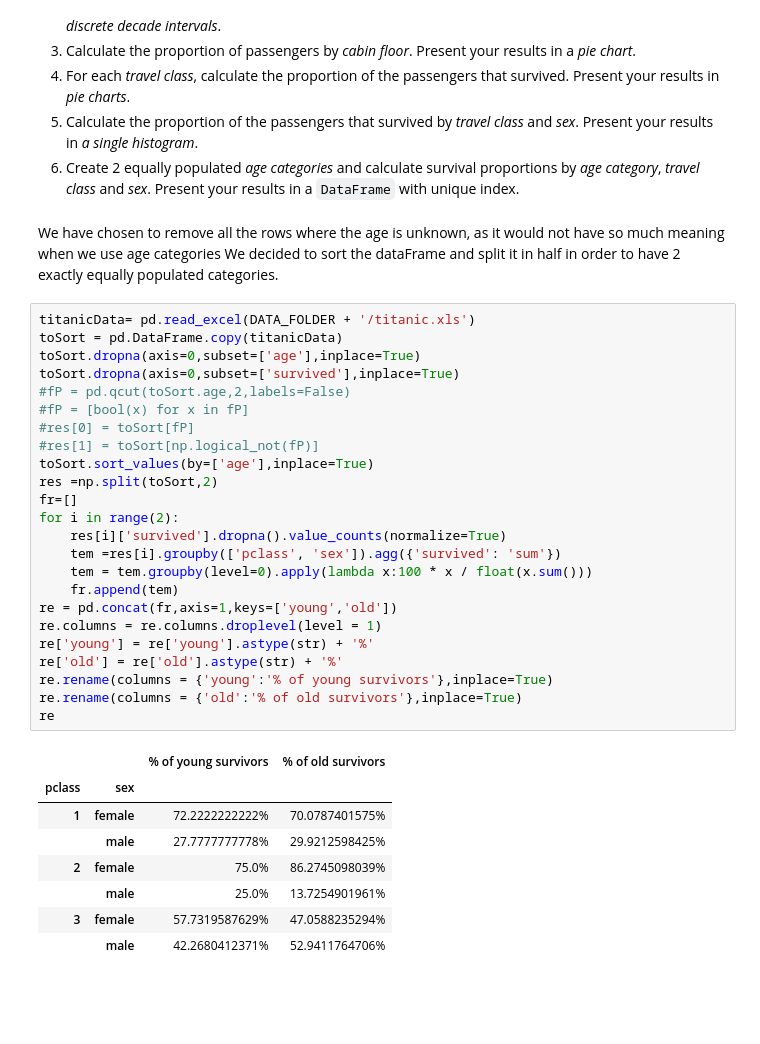
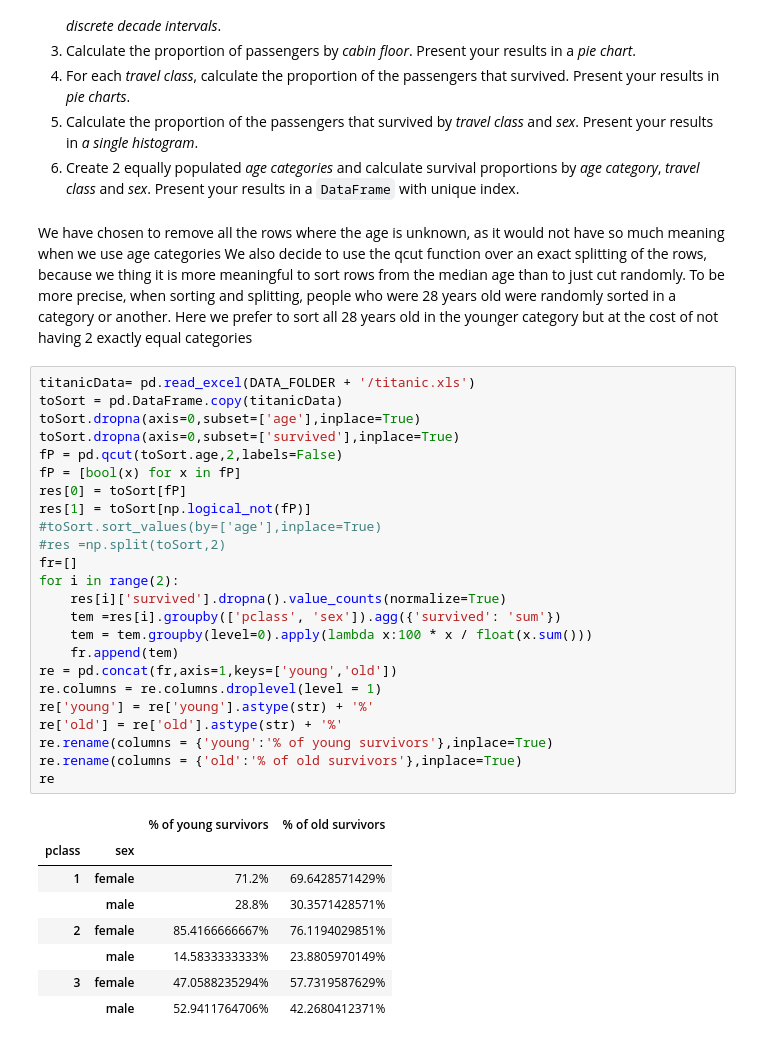
Before and after one commit to ImLemni/ada-epfl, a Jupyter notebook: 01-pandas/01-lemni/Homework 1.ipynb, the cells around one changed output. Saved outputs shown, nothing was run; the diff lists cells and outputs as text; blank space fills up the shorter version.

Commit message:
Go for qcut again

```diff
--- a/01-pandas/01-lemni/Homework 1.ipynb
+++ b/01-pandas/01-lemni/Homework 1.ipynb
@@ -119,37 +119,37 @@ For each of the following questions state clearly your assumptions and discuss y
 6. Create 2 equally populated *age categories* and calculate survival proportions by *age category*, *travel class* and *sex*. Present your results in a `DataFrame` with unique index.
 # %% [markdown]
 We have chosen to remove all the rows where the age is unknown, as it would not have so much meaning when we use age categories
-We decided to sort the dataFrame and split it in half in order to have 2 exactly equally populated categories.
+We also decide to use the qcut function over an exact splitting of the rows, because we thing it is more meaningful to sort rows from the median age than to just cut randomly. To be more precise, when sorting and splitting, people who were 28 years old were randomly sorted in a category or another. Here we prefer to sort all 28 years old in the younger category but at the cost of not having 2 exactly equal categories
 # %%
 titanicData= pd.read_excel(DATA_FOLDER + '/titanic.xls')
 toSort = pd.DataFrame.copy(titanicData)
 toSort.dropna(axis=0,subset=['age'],inplace=True)
 toSort.dropna(axis=0,subset=['survived'],inplace=True)
-#fP = pd.qcut(toSort.age,2,labels=False)
-#fP = [bool(x) for x in fP]
-#res[0] = toSort[fP]
-#res[1] = toSort[np.logical_not(fP)]
-toSort.sort_values(by=['age'],inplace=True)
-res =np.split(toSort,2)
+fP = pd.qcut(toSort.age,2,labels=False)
+fP = [bool(x) for x in fP]
+res[0] = toSort[fP]
+res[1] = toSort[np.logical_not(fP)]
+#toSort.sort_values(by=['age'],inplace=True)
+#res =np.split(toSort,2)
 fr=[]
 for i in range(2):
     res[i]['survived'].dropna().value_counts(normalize=True)
     tem =res[i].groupby(['pclass', 'sex']).agg({'survived': 'sum'})
     tem = tem.groupby(level=0).apply(lambda x:100 * x / float(x.sum()))
     fr.append(tem)
 re = pd.concat(fr,axis=1,keys=['young','old'])
 re.columns = re.columns.droplevel(level = 1)
 re['young'] = re['young'].astype(str) + '%'
 re['old'] = re['old'].astype(str) + '%'
 re.rename(columns = {'young':'% of young survivors'},inplace=True)
 re.rename(columns = {'old':'% of old survivors'},inplace=True)
 re
 # %% [output]
 |  |  | % of young survivors | % of old survivors |
 | pclass | sex |  |  |
-| 1 | female | 72.2222222222% | 70.0787401575% |
-|  | male | 27.7777777778% | 29.9212598425% |
-| 2 | female | 75.0% | 86.2745098039% |
-|  | male | 25.0% | 13.7254901961% |
-| 3 | female | 57.7319587629% | 47.0588235294% |
-|  | male | 42.2680412371% | 52.9411764706% |
+| 1 | female | 71.2% | 69.6428571429% |
+|  | male | 28.8% | 30.3571428571% |
+| 2 | female | 85.4166666667% | 76.1194029851% |
+|  | male | 14.5833333333% | 23.8805970149% |
+| 3 | female | 47.0588235294% | 57.7319587629% |
+|  | male | 52.9411764706% | 42.2680412371% |
```
